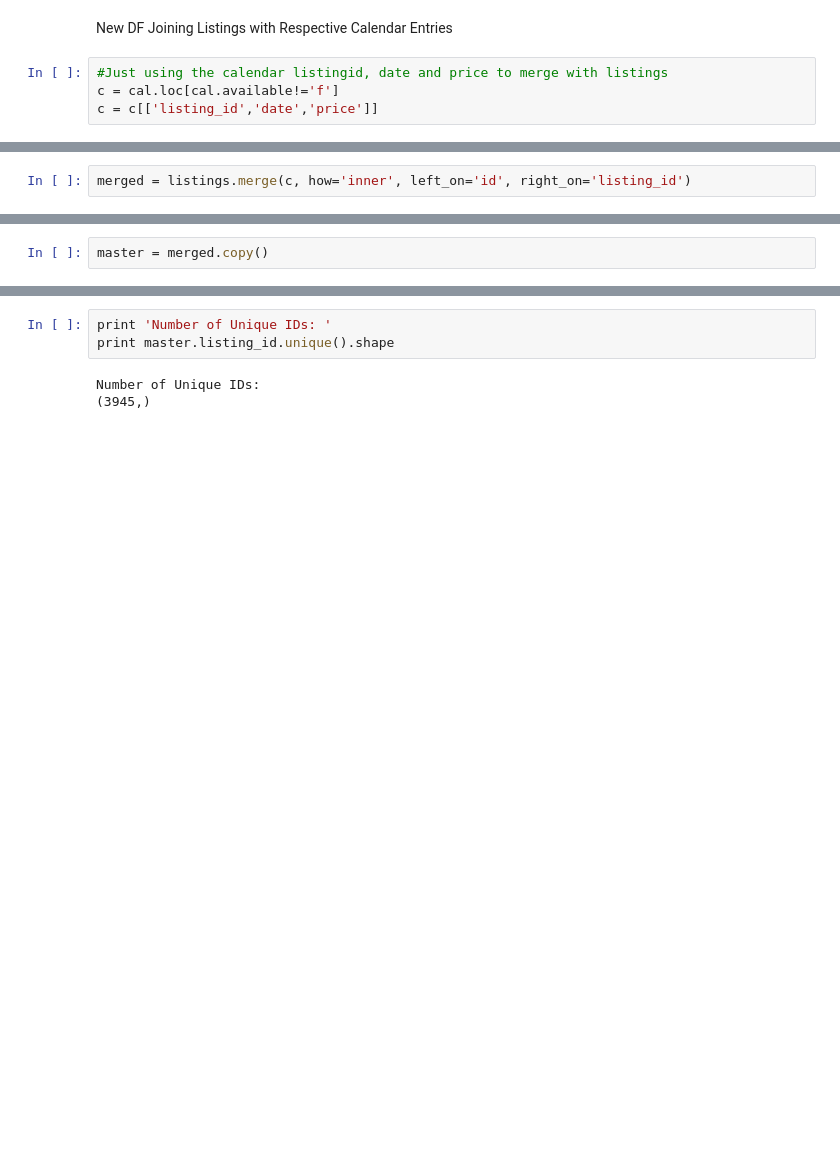
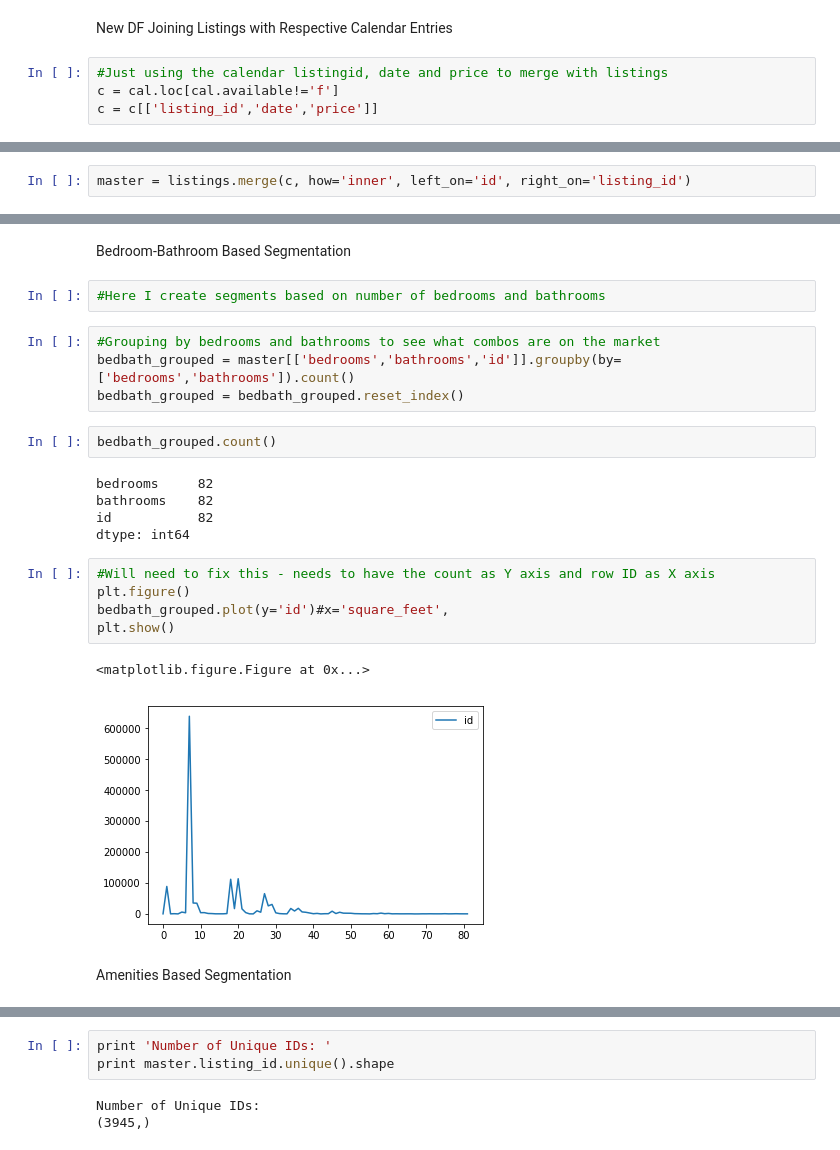
Before and after one commit to mas-dse-saachary/UCSD-MAS-Capstone-Project, a Jupyter notebook: listings_explo.ipynb, the cells around one changed output, grey strips where cells are left out. Cells and saved outputs as stored; diff of their text form; blank space fills up the shorter version.

Commit message:
main changes to the listings_explo file

```diff
--- a/listings_explo.ipynb
+++ b/listings_explo.ipynb
@@ -173,2 +82,2 @@ c.head(10)
 # %%
-merged = listings.merge(c, how='inner', left_on='id', right_on='listing_id')
+master = listings.merge(c, how='inner', left_on='id', right_on='listing_id')
@@ -196,2 +83,0 @@ merged.head(100)
-# %%
-master = merged.copy()
@@ -197,0 +110,25 @@ master = merged.copy()
+# %% [markdown]
+Bedroom-Bathroom Based Segmentation
+# %%
+#Here I create segments based on number of bedrooms and bathrooms
+# %%
+#Grouping by bedrooms and bathrooms to see what combos are on the market
+bedbath_grouped = master[['bedrooms','bathrooms','id']].groupby(by=['bedrooms','bathrooms']).count()
+bedbath_grouped = bedbath_grouped.reset_index()
+# %%
+bedbath_grouped.count()
+# %% [output]
+bedrooms     82
+bathrooms    82
+id           82
+dtype: int64
+# %%
+#Will need to fix this - needs to have the count as Y axis and row ID as X axis
+plt.figure()
+bedbath_grouped.plot(y='id')#x='square_feet',
+plt.show()
+# %% [output]
+<matplotlib.figure.Figure at 0x...>
+[figure, added]
+# %% [markdown]
+Amenities Based Segmentation
```
Also changed, not shown: parts of 30 cells of this notebook, 13 other files.
